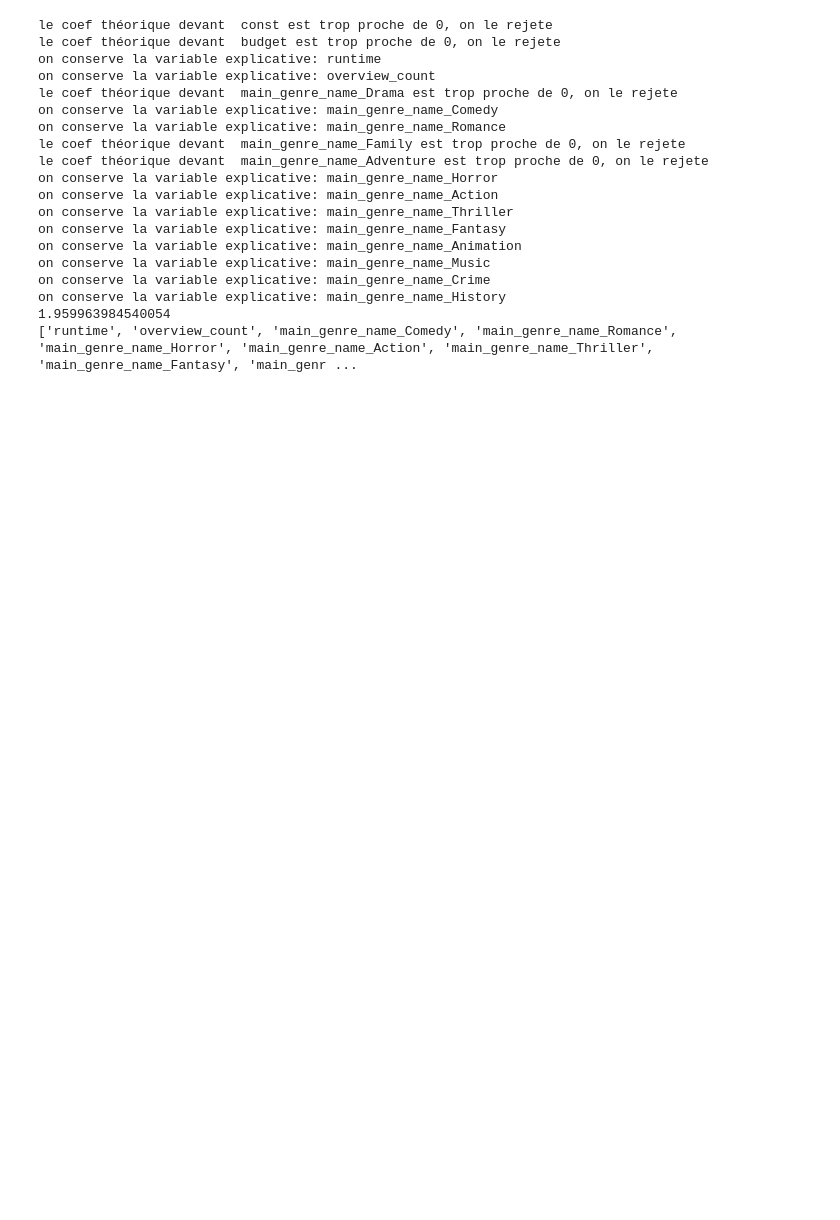
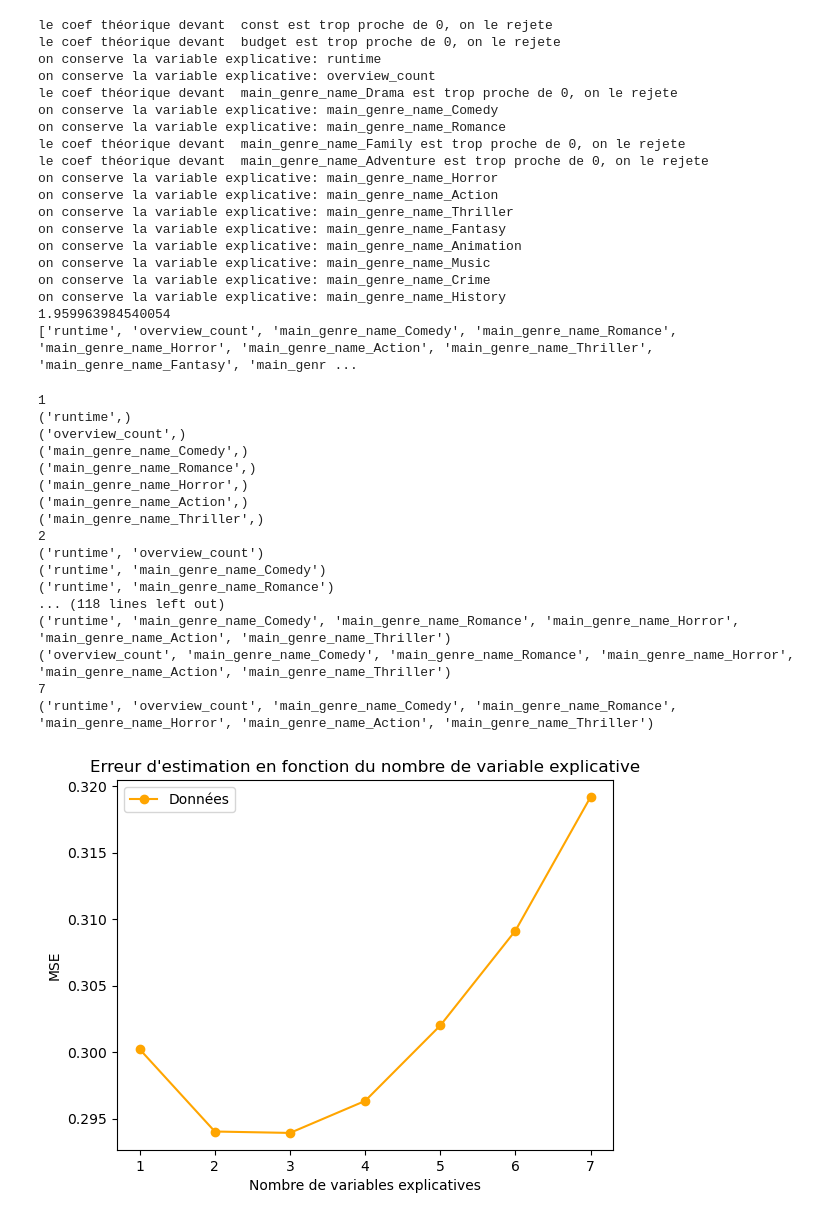
Before and after one commit to gillesfevry/MiseEnProd, a Jupyter notebook: analyse.descriptive.ipynb, the cells around one changed output. Cells and saved outputs as stored; diff of their text form; code cells hidden in the pictures; blank space fills up the shorter version.

```diff
--- a/analyse.descriptive.ipynb
+++ b/analyse.descriptive.ipynb
@@ -238,3 +238,73 @@ on conserve la variable explicative: main_genre_name_Crime
 on conserve la variable explicative: main_genre_name_History
 1.959963984540054
 ['runtime', 'overview_count', 'main_genre_name_Comedy', 'main_genre_name_Romance', 'main_genre_name_Horror', 'main_genre_name_Action', 'main_genre_name_Thriller', 'main_genre_name_Fantasy', 'main_genr ...
+# %%
+from itertools import combinations
+
+def generate_combinations(elements, k):
+    """
+    Génère toutes les combinaisons de k éléments dans une liste donnée.
+
+    :param elements: Liste d'éléments (par exemple, une liste de variables).
+    :param k: Nombre d'éléments à sélectionner.
+    :return: Liste de tuples, chaque tuple représentant une combinaison.
+    """
+    return list(combinations(elements, k))
+# %%
+X=X.loc[:,var_explicative_significative_au_niv_5[:7]] #On peut enlever [:7], ici sur nos données ca explose pour une certaines vraibles il va donc falloir l'enlever
+X.head()
+X_train, X_test, Y_train, Y_test = train_test_split(X, Y, test_size=0.2, random_state=42)
+a=[]
+b=[]
+for i in range(1,len(var_explicative_significative_au_niv_5[:7])+1): #On peut enlever [:7]
+    print(i)
+    combinations_list = generate_combinations(var_explicative_significative_au_niv_5[:7], i) #On peut enlever [:7]
+    L=[]
+    for comb in combinations_list:
+        print(comb)
+        # Initialiser le modèle de régression linéaire
+        model = LinearRegression()
+
+        # Entraîner le modèle avec l'ensemble d'entraînement
+        model.fit(X_train.loc[:,comb], Y_train)
+
+        # Prédire les résultats sur l'ensemble de test
+        Y_pred = model.predict(X_test.loc[:,comb])
+
+        # Évaluer la performance du modèle
+        mse = mean_squared_error(Y_test, Y_pred)
+        L.append(mse)
+    a.append(i)
+    b.append(min(L))
+
+import matplotlib.pyplot as plt
+
+# Créer un graphique avec une couleur personnalisée
+plt.plot(a, b, color='orange', marker='o', linestyle='-', label='Données')
+# Ajouter des titres et des légendes
+plt.title("Erreur d'estimation en fonction du nombre de variable explicative")
+plt.xlabel("Nombre de variables explicatives")
+plt.ylabel("MSE")
+plt.legend()  # Affiche la légende
+
+# Afficher le graphe
+plt.show()
+# %% [output]
+1
+('runtime',)
+('overview_count',)
+('main_genre_name_Comedy',)
+('main_genre_name_Romance',)
+('main_genre_name_Horror',)
+('main_genre_name_Action',)
+('main_genre_name_Thriller',)
+2
+('runtime', 'overview_count')
+('runtime', 'main_genre_name_Comedy')
+('runtime', 'main_genre_name_Romance')
+... (118 lines left out)
+('runtime', 'main_genre_name_Comedy', 'main_genre_name_Romance', 'main_genre_name_Horror', 'main_genre_name_Action', 'main_genre_name_Thriller')
+('overview_count', 'main_genre_name_Comedy', 'main_genre_name_Romance', 'main_genre_name_Horror', 'main_genre_name_Action', 'main_genre_name_Thriller')
+7
+('runtime', 'overview_count', 'main_genre_name_Comedy', 'main_genre_name_Romance', 'main_genre_name_Horror', 'main_genre_name_Action', 'main_genre_name_Thriller')
+[figure, added]
```
Also changed, not shown: parts of 10 cells of this notebook.
